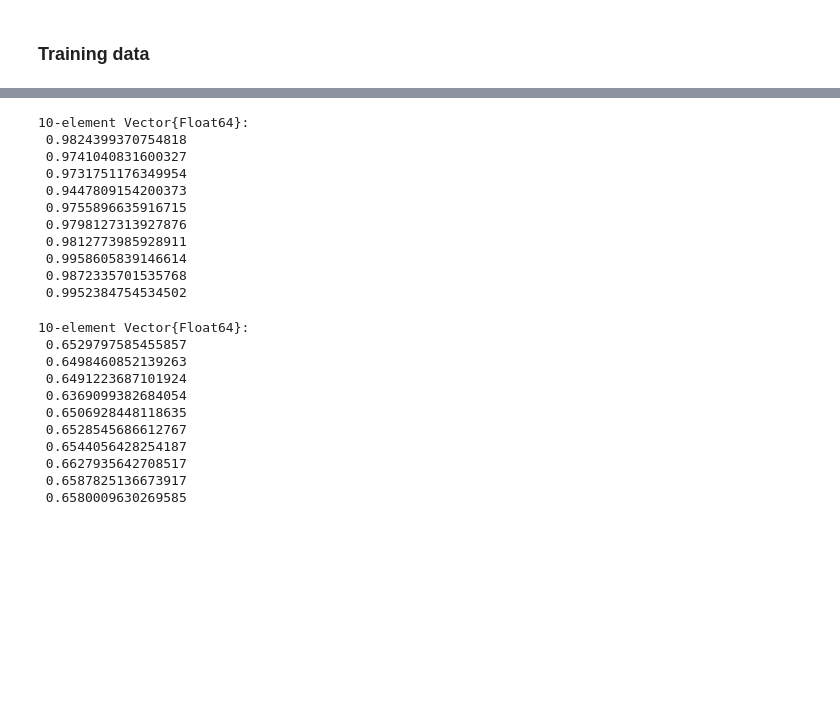
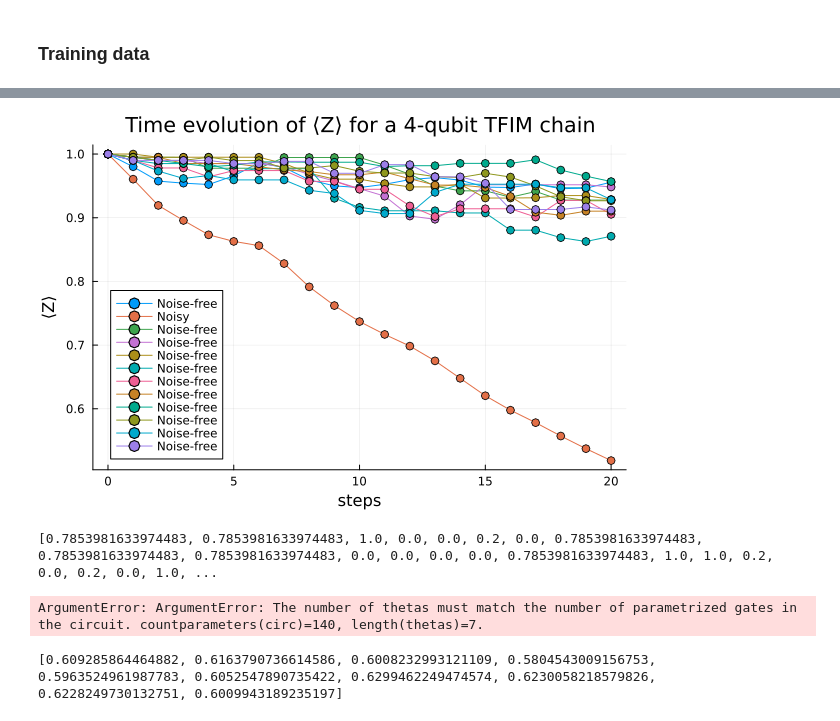
Before and after one commit to julia-guignon/pp-em, a Jupyter notebook: cdr/trotter.ipynb, the cells around one changed output, grey strips where cells are left out. Drawn from its saved outputs; the diff is of its cells as text; code cells hidden in the pictures; blank space fills up the shorter version.

```diff
--- a/cdr/trotter.ipynb
+++ b/cdr/trotter.ipynb
@@ -180,14 +182,16 @@ function exact_time_evolution(ansatz,training_thetas; noisy_circuit = false, rec
     The function returns the overlap of the final state with the |0> state.
     """
 
-    if record == false
+    if !record
         exact_expvals = Vector{Float64}()
     else
         exact_expvals = Vector{Vector{Float64}}()
     end
 
     for thetas in training_thetas
+        println(thetas)
         exact_exp_val = exact_trotter_time_evolution(ansatz;special_theta = thetas, noisy_circuit = noisy_circuit, record = record)
+        println(exact_exp_val)
         push!(exact_expvals, exact_exp_val)
     end
     return exact_expvals
@@ -370,0 +345,3 @@ list_training_thetas = training_set_generation(trotter; num_samples=10, non_clif
+# %%
+exact_expvals = exact_time_evolution(trotter,list_training_thetas;record = true);
+#problem: in the record, we need to take the new corresponding thetas of each layer.
@@ -371,31 +380,19 @@ list_training_thetas = training_set_generation(trotter; num_samples=10, non_clif
+# %%
+for i in exact_expvals
+    plot!(0:trotter.steps,i, label="Noise-free", marker=:o)
+end
+plot!(xlabel = "steps", ylabel="⟨Z⟩", title = "Time evolution of ⟨Z⟩ for a 4-qubit TFIM chain")
+# %% [output]
+[figure, added]
 # %%
-exact_expvals = exact_time_evolution(trotter,list_training_thetas)
+noisy_expvals = exact_time_evolution(trotter,list_training_thetas; noisy_circuit = noisy_circuit, record = true);
 # %% [output]
-10-element Vector{Float64}:
- 0.9824399370754818
- 0.9741040831600327
- 0.9731751176349954
- 0.9447809154200373
- 0.9755896635916715
- 0.9798127313927876
- 0.9812773985928911
- 0.9958605839146614
- 0.9872335701535768
- 0.9952384754534502
+[0.7853981633974483, 0.7853981633974483, 1.0, 0.0, 0.0, 0.2, 0.0, 0.7853981633974483, 0.7853981633974483, 0.7853981633974483, 0.0, 0.0, 0.0, 0.0, 0.7853981633974483, 1.0, 1.0, 0.2, 0.0, 0.2, 0.0, 1.0, ...
+ArgumentError: ArgumentError: The number of thetas must match the number of parametrized gates in the circuit. countparameters(circ)=140, length(thetas)=7.
-# %%
-noisy_expvals = exact_time_evolution(trotter,list_training_thetas; noisy_circuit = noisy_circuit)
-# %% [output]
-10-element Vector{Float64}:
- 0.6529797585455857
- 0.6498460852139263
- 0.6491223687101924
- 0.6369099382684054
- 0.6506928448118635
- 0.6528545686612767
- 0.6544056428254187
- 0.6627935642708517
- 0.6587825136673917
- 0.6580009630269585
+# %%
+println(noisy_expvals)
+# %% [output]
+[0.609285864464882, 0.6163790736614586, 0.6008232993121109, 0.5804543009156753, 0.5963524961987783, 0.6052547890735422, 0.6299462249474574, 0.6230058218579826, 0.6228249730132751, 0.6009943189235197]
 # %%
 noisy_circ = gate_noise_circuit(trotter, depol_strength = 0.01, dephase_strength = 0.01);
 # %%
```
Also changed, not shown: parts of 11 cells of this notebook.
